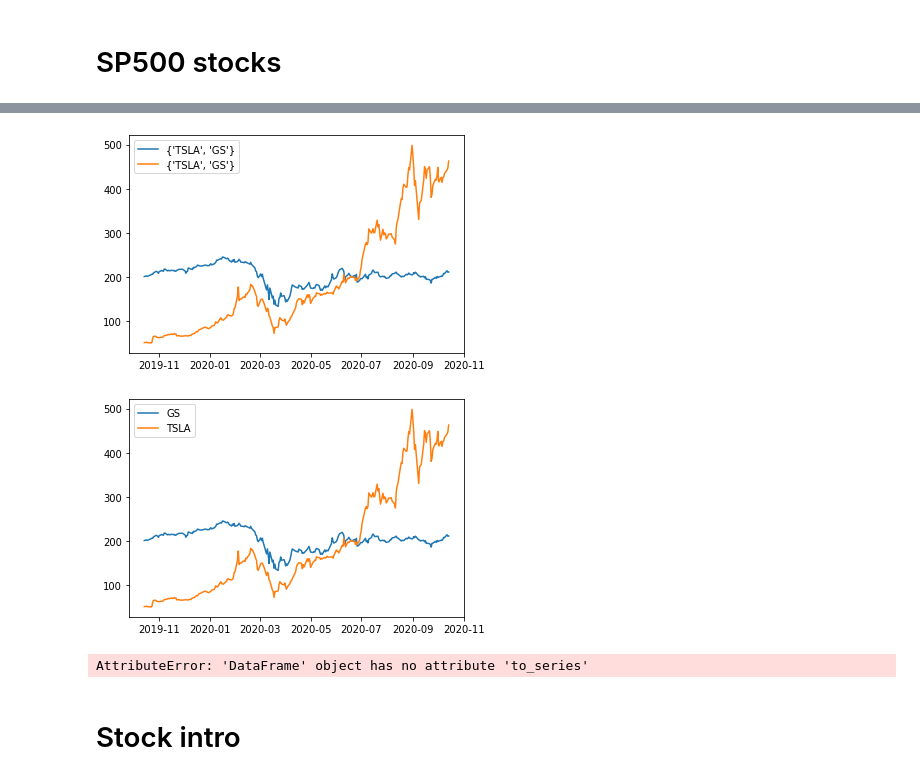
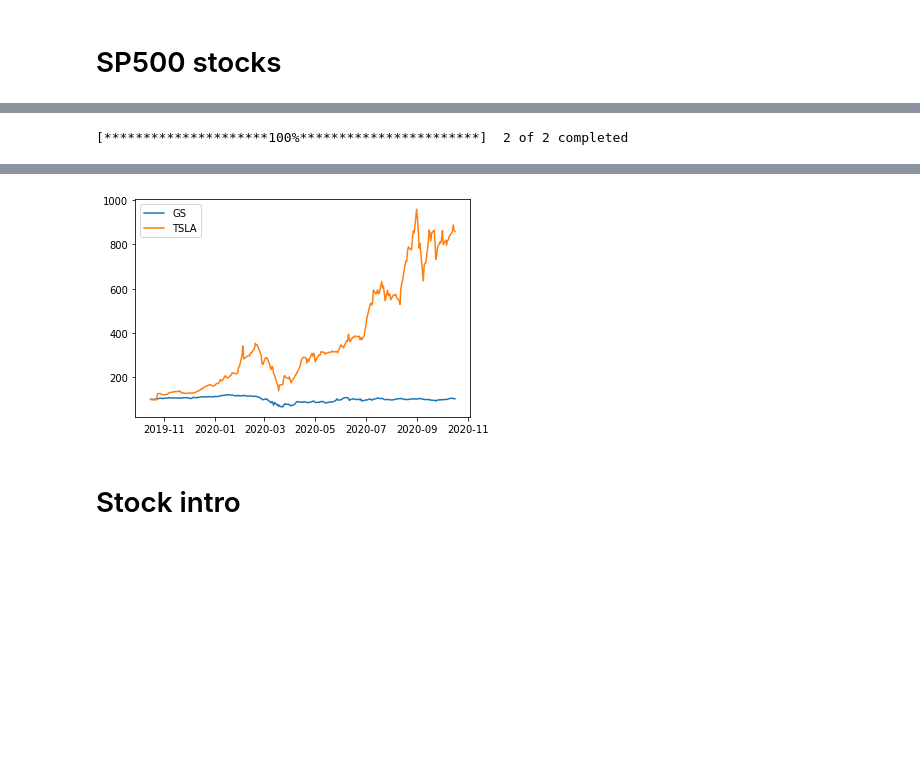
Before and after one commit to SaraNordin/LEAP-sign-language, a Jupyter notebook: Yahoo_Finance.ipynb, the cells around one changed output, grey strips where cells are left out. Saved outputs shown, nothing was run; the diff lists cells and outputs as text; code cells hidden in the pictures; blank space fills up the shorter version.

```diff
--- a/Yahoo_Finance.ipynb
+++ b/Yahoo_Finance.ipynb
@@ -225,6 +225,16 @@ def option_spread_analysis(ticker):
 # SP500 stocks
 # %%
 # shift + tab to get function documentation
+# start_date = "2020-01-01"
+# end_date = "2020-07-01"
+# df = ticker.history(start=start_date, end=end_date)
+
 SP500_df = pd.read_csv("constituents.csv")
 SP500_df.Sector.value_counts()
+
+company_list = SP500_df[SP500_df.Sector == "Energy"].Symbol.tolist()
+energy_tickers = yf.Tickers(company_list)
+energy_df = energy_tickers.history(period = "1y")
+
+display(energy_df.head())
 # %% [output]
@@ -243,8 +250,0 @@ Name: Sector, dtype: int64
-# %%
-#start_date = "2020-01-01"
-#end_date = "2020-07-01"
-
-company_list = SP500_df[SP500_df.Sector == "Consumer Discretionary"].Symbol
-test = yf.Tickers(["GS", "TSLA"])
-test_df = test.history(period = "1y")
-#test_df = test.history(start=start_date, end=end_date)
@@ -263,0 +268,17 @@ test_df.head()
+# %%
+x_energy = energy_df.index
+y_energy = []
+
+for company in company_list:
+    y_energy.append(energy_df.Close[company])
+
+plt.figure(figsize=(15, 10))
+for y_arr, label in zip(y_energy, company_list):
+    plt.plot(x_energy, y_arr*100/y_arr[0], label = label)
+
+plt.title("Energy sector stocks in the SP500")
+plt.legend()
+plt.show()
+
+# energy_df.Close[company_list[0]], energy_df.Close[company_list[1]]]
+# do this programmatically, maybe?
@@ -264,16 +304,17 @@ test_df.head()
 # %%
-plt.plot(test_df.Close, label = {"GS", "TSLA"})
-plt.legend()
-plt.show()
+test = yf.Tickers(["GS", "TSLA"])
+test_df = test.history(period = "1y")
+display(test_df.head())
 
 x = test_df.index
-y = [test_df.Close.GS, test_df.Close.TSLA]
+y = [test_df.Close.GS, test_df.Close.TSLA]    # do this in a good way
 labels = ["GS", "TSLA"]
 
 plt.figure()
 for y_arr, label in zip(y, labels):
-    plt.plot(x, y_arr, label=label)
+    plt.plot(x, y_arr*100/y_arr[0], label=label)
 
 plt.legend()
 plt.show()
 # %% [output]
+[*********************100%***********************]  2 of 2 completed
@@ -280,6 +329 @@ plt.show()
-[figure, old version]
+[figure, new version]
-[figure, removed]
-# %%
-test_df.Close.to_series()
-# %% [output]
-AttributeError: 'DataFrame' object has no attribute 'to_series'
```
Also changed, not shown: parts of 8 cells of this notebook.
